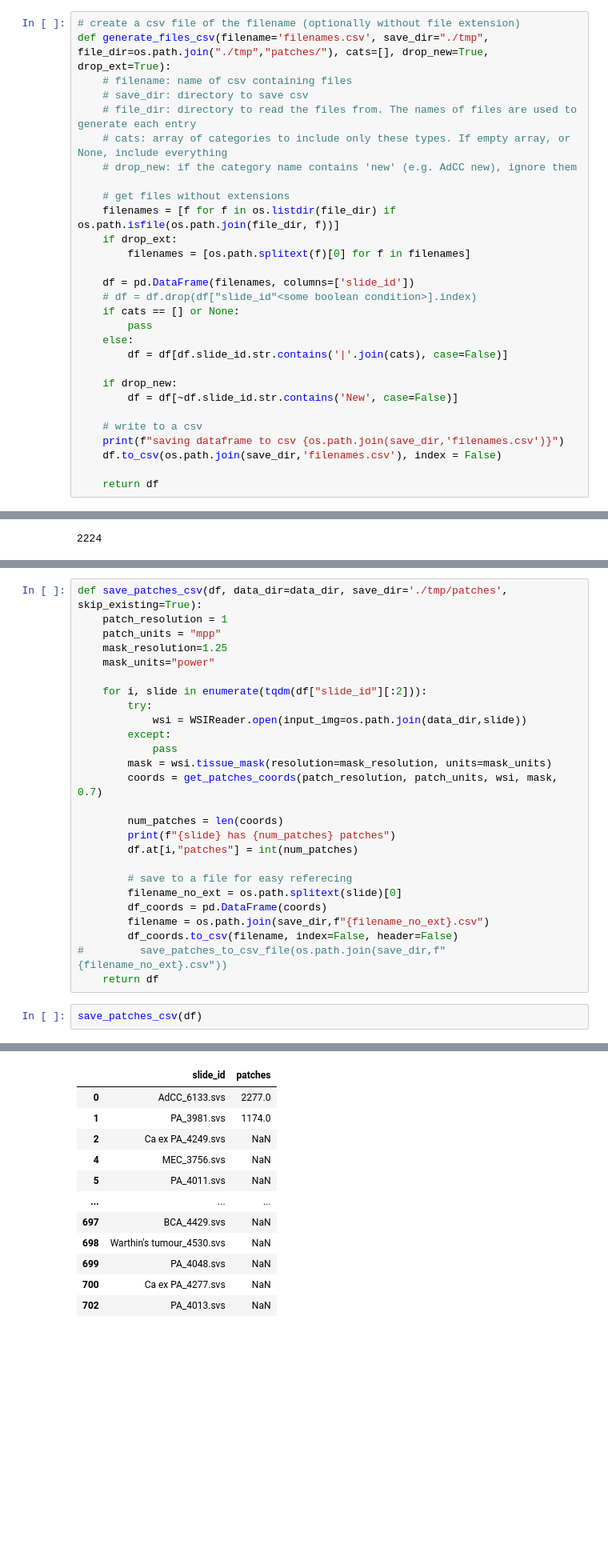
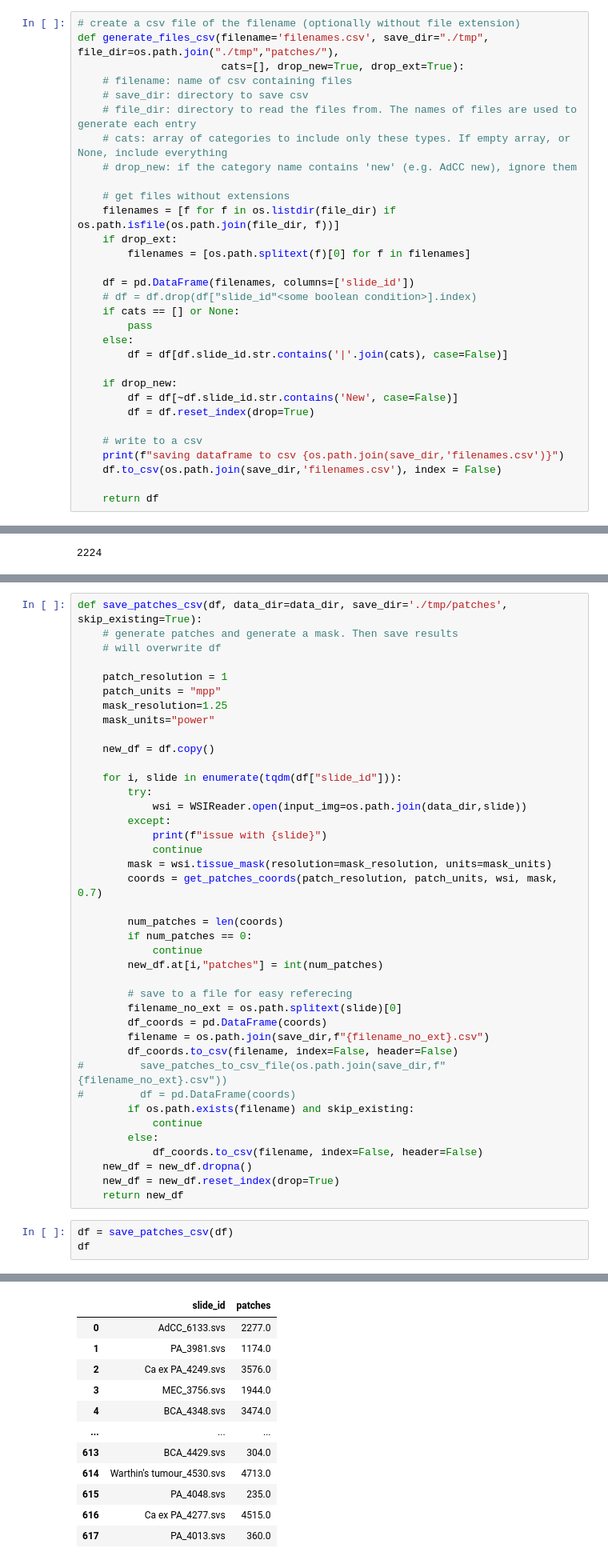
Before and after one commit to coolmule0/weakWSI, a Jupyter notebook: Untitled.ipynb, the cells around one changed output, grey strips where cells are left out. Shown at 80% size. Drawn from its saved outputs; the diff is of its cells as text; blank space fills up the shorter version.

```diff
--- a/Untitled.ipynb
+++ b/Untitled.ipynb
@@ -40,7 +41,8 @@ device(type='cuda')
 data_dir = "/home/john/Data/WSI/sheffield_flat"
 # %%
 # create a csv file of the filename (optionally without file extension)
-def generate_files_csv(filename='filenames.csv', save_dir="./tmp", file_dir=os.path.join("./tmp","patches/"), cats=[], drop_new=True, drop_ext=True):
+def generate_files_csv(filename='filenames.csv', save_dir="./tmp", file_dir=os.path.join("./tmp","patches/"),
+                       cats=[], drop_new=True, drop_ext=True):
     # filename: name of csv containing files
     # save_dir: directory to save csv
     # file_dir: directory to read the files from. The names of files are used to generate each entry
@@ -61,6 +63,7 @@ def generate_files_csv(filename='filenames.csv', save_dir="./tmp", file_dir=os.p
 
     if drop_new:
         df = df[~df.slide_id.str.contains('New', case=False)]
+        df = df.reset_index(drop=True)
 
     # write to a csv
     print(f"saving dataframe to csv {os.path.join(save_dir,'filenames.csv')}")
@@ -293,21 +300,28 @@ plt.imshow(wsi_dataset[500][0])
 # %%
 def save_patches_csv(df, data_dir=data_dir, save_dir='./tmp/patches', skip_existing=True):
+    # generate patches and generate a mask. Then save results
+    # will overwrite df
+
     patch_resolution = 1
     patch_units = "mpp"
     mask_resolution=1.25
     mask_units="power"
 
-    for i, slide in enumerate(tqdm(df["slide_id"][:2])):
+    new_df = df.copy()
+
+    for i, slide in enumerate(tqdm(df["slide_id"])):
         try:
             wsi = WSIReader.open(input_img=os.path.join(data_dir,slide))
         except:
-            pass
+            print(f"issue with {slide}")
+            continue
         mask = wsi.tissue_mask(resolution=mask_resolution, units=mask_units)
         coords = get_patches_coords(patch_resolution, patch_units, wsi, mask, 0.7)
 
         num_patches = len(coords)
-        print(f"{slide} has {num_patches} patches")
-        df.at[i,"patches"] = int(num_patches)
+        if num_patches == 0:
+            continue
+        new_df.at[i,"patches"] = int(num_patches)
 
         # save to a file for easy referecing
         filename_no_ext = os.path.splitext(slide)[0]
@@ -315,7 +329,15 @@ def save_patches_csv(df, data_dir=data_dir, save_dir='./tmp/patches', skip_exist
         filename = os.path.join(save_dir,f"{filename_no_ext}.csv")
         df_coords.to_csv(filename, index=False, header=False)
 #         save_patches_to_csv_file(os.path.join(save_dir,f"{filename_no_ext}.csv"))
-    return df
+#         df = pd.DataFrame(coords)
+        if os.path.exists(filename) and skip_existing:
+            continue
+        else:
+            df_coords.to_csv(filename, index=False, header=False)
+    new_df = new_df.dropna()
+    new_df = new_df.reset_index(drop=True)
+    return new_df
 # %%
-save_patches_csv(df)
+df = save_patches_csv(df)
+df
 # %% [output]
@@ -326,12 +420,12 @@ PA_3981.svs has 1174 patches
 |  | slide_id | patches |
 | 0 | AdCC_6133.svs | 2277.0 |
 | 1 | PA_3981.svs | 1174.0 |
-| 2 | Ca ex PA_4249.svs | NaN |
-| 4 | MEC_3756.svs | NaN |
-| 5 | PA_4011.svs | NaN |
+| 2 | Ca ex PA_4249.svs | 3576.0 |
+| 3 | MEC_3756.svs | 1944.0 |
+| 4 | BCA_4348.svs | 3474.0 |
 | ... | ... | ... |
-| 697 | BCA_4429.svs | NaN |
-| 698 | Warthin's tumour_4530.svs | NaN |
-| 699 | PA_4048.svs | NaN |
-| 700 | Ca ex PA_4277.svs | NaN |
-| 702 | PA_4013.svs | NaN |
+| 613 | BCA_4429.svs | 304.0 |
+| 614 | Warthin's tumour_4530.svs | 4713.0 |
+| 615 | PA_4048.svs | 235.0 |
+| 616 | Ca ex PA_4277.svs | 4515.0 |
+| 617 | PA_4013.svs | 360.0 |
```
Also changed, not shown: parts of 36 cells of this notebook.
